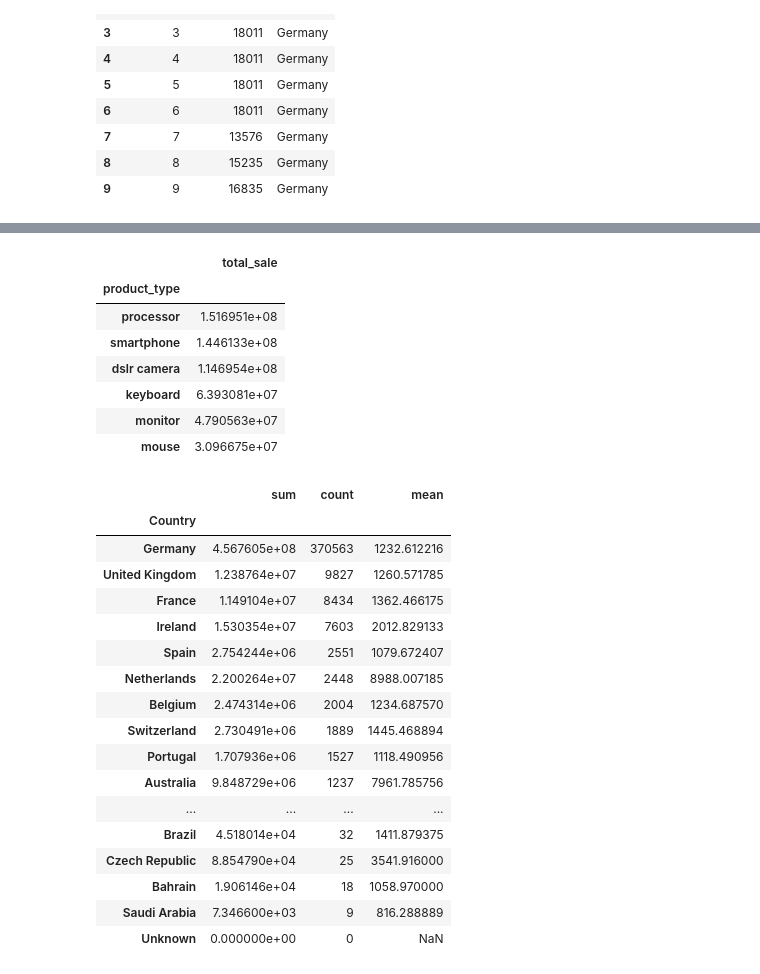
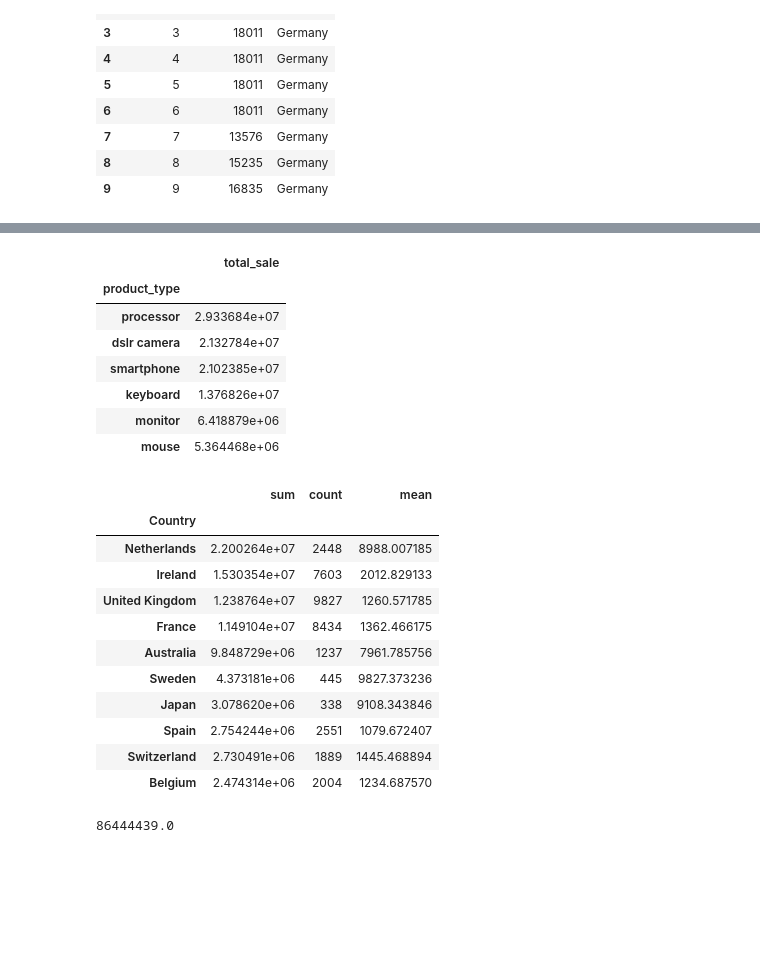
Before and after one commit to Jacopo-Spadon/E-Commerce, a Jupyter notebook: Ecom20tooRest.ipynb, the cells around one changed output, grey strips where cells are left out. Drawn from its saved outputs; the diff is of its cells as text; code cells hidden in the pictures; blank space fills up the shorter version.

```diff
--- a/Ecom20tooRest.ipynb
+++ b/Ecom20tooRest.ipynb
@@ -169,8 +189,10 @@ memory usage: 19.8+ MB
 # %%
 # Data cleaning - checking and dropping missing values (Unknow country)
 
-indexNames = df[ df['Country'] == 'Unknown' ].index
+indexNames = df_rest[df_rest['Country'] == 'Germany'].index
 
-df_country=df.drop(df.loc[df['Country'] == 'Unknown'].index, inplace=True)
+df_country=df_rest.drop(df_rest.loc[df_rest['Country'] == 'Germany'].index, inplace=True)
 
-df_country=pd.DataFrame(data=(df))
+df_country=pd.DataFrame(data=(df_rest))
+
+df_country
@@ -176,0 +229,11 @@ df_country=pd.DataFrame(data=(df))
+# %%
+df_country = df_country.groupby(df_country['invoice_date'])['total_sale'].sum().reset_index()
+df_country = df_country.set_index('invoice_date')
+df_country.index = pd.to_datetime(df_country.index)
+
+y = df_country['total_sale'].resample('M').mean()
+
+
+y.plot(figsize=(20, 10))
+plt.xlabel('Date')
+plt.ylabel('Sales in Mln');
@@ -238,35 +289,29 @@ table_product
 # %% [output]
 |  | total_sale |
 | product_type |  |
-| processor | 1.516951e+08 |
-| smartphone | 1.446133e+08 |
-| dslr camera | 1.146954e+08 |
-| keyboard | 6.393081e+07 |
-| monitor | 4.790563e+07 |
-| mouse | 3.096675e+07 |
+| processor | 2.933684e+07 |
+| dslr camera | 2.132784e+07 |
+| smartphone | 2.102385e+07 |
+| keyboard | 1.376826e+07 |
+| monitor | 6.418879e+06 |
+| mouse | 5.364468e+06 |
 # %%
 # Which countries and which customers made the highest number of orders? Are they the same with the highest spending?
 
 
-country_sales=df_country.groupby('Country')['total_sale'].agg(['sum','count','mean']).sort_values(by=['count'], ascending=False)
+country_sales=df_country.groupby('Country')['total_sale'].agg(['sum','count','mean']).sort_values(by=['sum'], ascending=False)
 
-country_sales
+country_sales.head(10)
 # %% [output]
 |  | sum | count | mean |
 | Country |  |  |  |
-| Germany | 4.567605e+08 | 370563 | 1232.612216 |
+| Netherlands | 2.200264e+07 | 2448 | 8988.007185 |
+| Ireland | 1.530354e+07 | 7603 | 2012.829133 |
 | United Kingdom | 1.238764e+07 | 9827 | 1260.571785 |
 | France | 1.149104e+07 | 8434 | 1362.466175 |
-| Ireland | 1.530354e+07 | 7603 | 2012.829133 |
+| Australia | 9.848729e+06 | 1237 | 7961.785756 |
+| Sweden | 4.373181e+06 | 445 | 9827.373236 |
+| Japan | 3.078620e+06 | 338 | 9108.343846 |
 | Spain | 2.754244e+06 | 2551 | 1079.672407 |
-| Netherlands | 2.200264e+07 | 2448 | 8988.007185 |
+| Switzerland | 2.730491e+06 | 1889 | 1445.468894 |
 | Belgium | 2.474314e+06 | 2004 | 1234.687570 |
-| Switzerland | 2.730491e+06 | 1889 | 1445.468894 |
-| Portugal | 1.707936e+06 | 1527 | 1118.490956 |
-| Australia | 9.848729e+06 | 1237 | 7961.785756 |
-| ... | ... | ... | ... |
-| Brazil | 4.518014e+04 | 32 | 1411.879375 |
-| Czech Republic | 8.854790e+04 | 25 | 3541.916000 |
-| Bahrain | 1.906146e+04 | 18 | 1058.970000 |
-| Saudi Arabia | 7.346600e+03 | 9 | 816.288889 |
-| Unknown | 0.000000e+00 | 0 | NaN |
@@ -281,2 +318,6 @@ cat_freq
+# %%
+country_sales['sum'].nlargest(10).sum().round()
+# %% [output]
+86444439.0
 # %%
 #%reset
```
Also changed, not shown: parts of 10 cells of this notebook.
